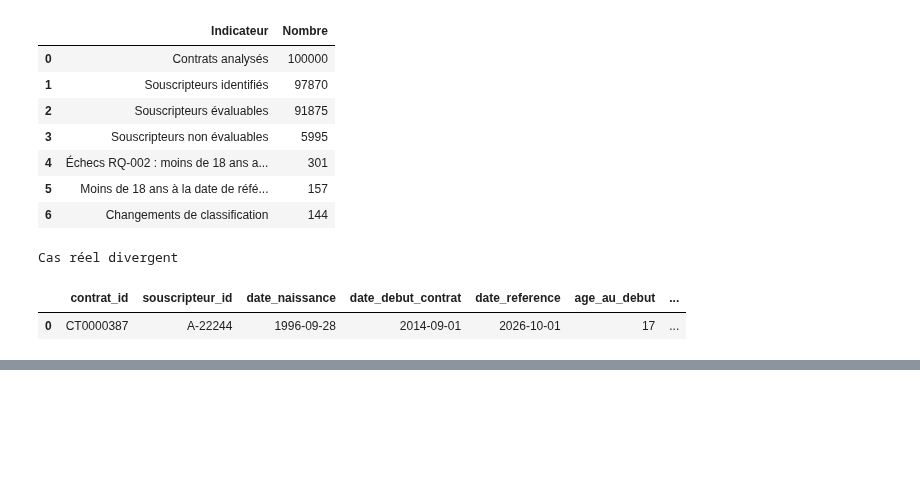
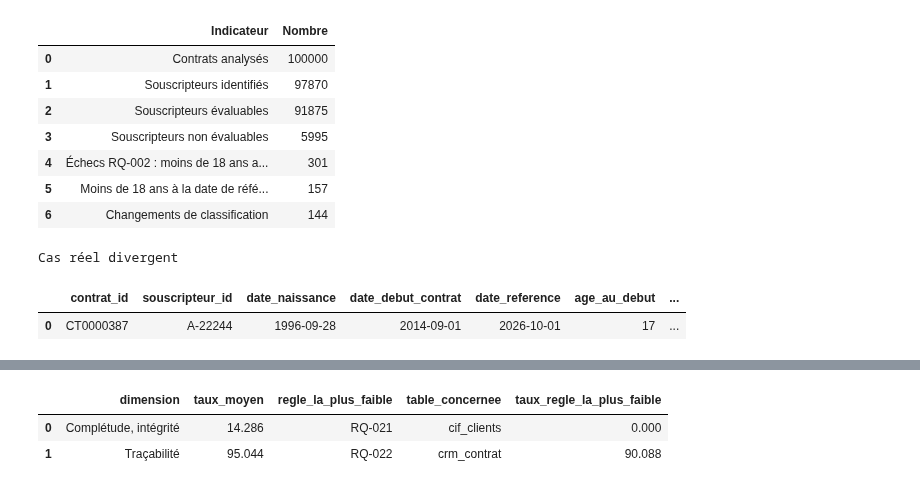
Before and after one commit to ruthabebeneg/td-qualite-g02, a Jupyter notebook: notebooks/S2_g02.ipynb, the cells around one changed output, grey strips where cells are left out. Drawn from its saved outputs; the diff is of its cells as text; code cells hidden in the pictures; blank space fills up the shorter version.

```diff
--- a/notebooks/S2_g02.ipynb
+++ b/notebooks/S2_g02.ipynb
@@ -1028,0 +1165,61 @@ Tamaño: 167010 bytes
+# %%
+# %% US-15 — Résultats par dimension
+#
+# Synthèse construite à partir de dq.dq_history + dq.regle.
+# On ne dépend pas de dq.dq_kpi_dimension, qui peut être vide.
+
+synthese_dimension = lire("""
+    WITH mesures AS (
+        SELECT
+            h.rule_id,
+            h.table_cible,
+            h.taux_conformite,
+            r.dimension,
+            r.seuil_min
+        FROM dq.dq_history h
+        JOIN dq.regle r
+          ON r.rule_id = h.rule_id
+        WHERE h.batch_id = :b
+          AND h.couche = 'BRONZE'
+          AND h.rule_id IN ('RQ-021', 'RQ-022')
+    ),
+    agrege AS (
+        SELECT
+            dimension,
+            ROUND(AVG(taux_conformite), 3) AS taux_moyen,
+            MIN(taux_conformite) AS taux_plus_faible
+        FROM mesures
+        WHERE taux_conformite IS NOT NULL
+        GROUP BY dimension
+    ),
+    regle_faible AS (
+        SELECT
+            m.dimension,
+            m.rule_id,
+            m.table_cible,
+            m.taux_conformite,
+            ROW_NUMBER() OVER (
+                PARTITION BY m.dimension
+                ORDER BY m.taux_conformite ASC, m.rule_id, m.table_cible
+            ) AS rn
+        FROM mesures m
+        WHERE m.taux_conformite IS NOT NULL
+    )
+    SELECT
+        a.dimension,
+        a.taux_moyen,
+        rf.rule_id AS regle_la_plus_faible,
+        rf.table_cible AS table_concernee,
+        rf.taux_conformite AS taux_regle_la_plus_faible
+    FROM agrege a
+    JOIN regle_faible rf
+      ON rf.dimension = a.dimension
+     AND rf.rn = 1
+    ORDER BY a.taux_moyen ASC
+""", b=BATCH)
+
+display(synthese_dimension)
+# %% [output]
+|  | dimension | taux_moyen | regle_la_plus_faible | table_concernee | taux_regle_la_plus_faible |
+| 0 | Complétude, intégrité | 14.286 | RQ-021 | cif_clients | 0.000 |
+| 1 | Traçabilité | 95.044 | RQ-022 | crm_contrat | 90.088 |
```
Also changed, not shown: parts of 7 cells of this notebook.
